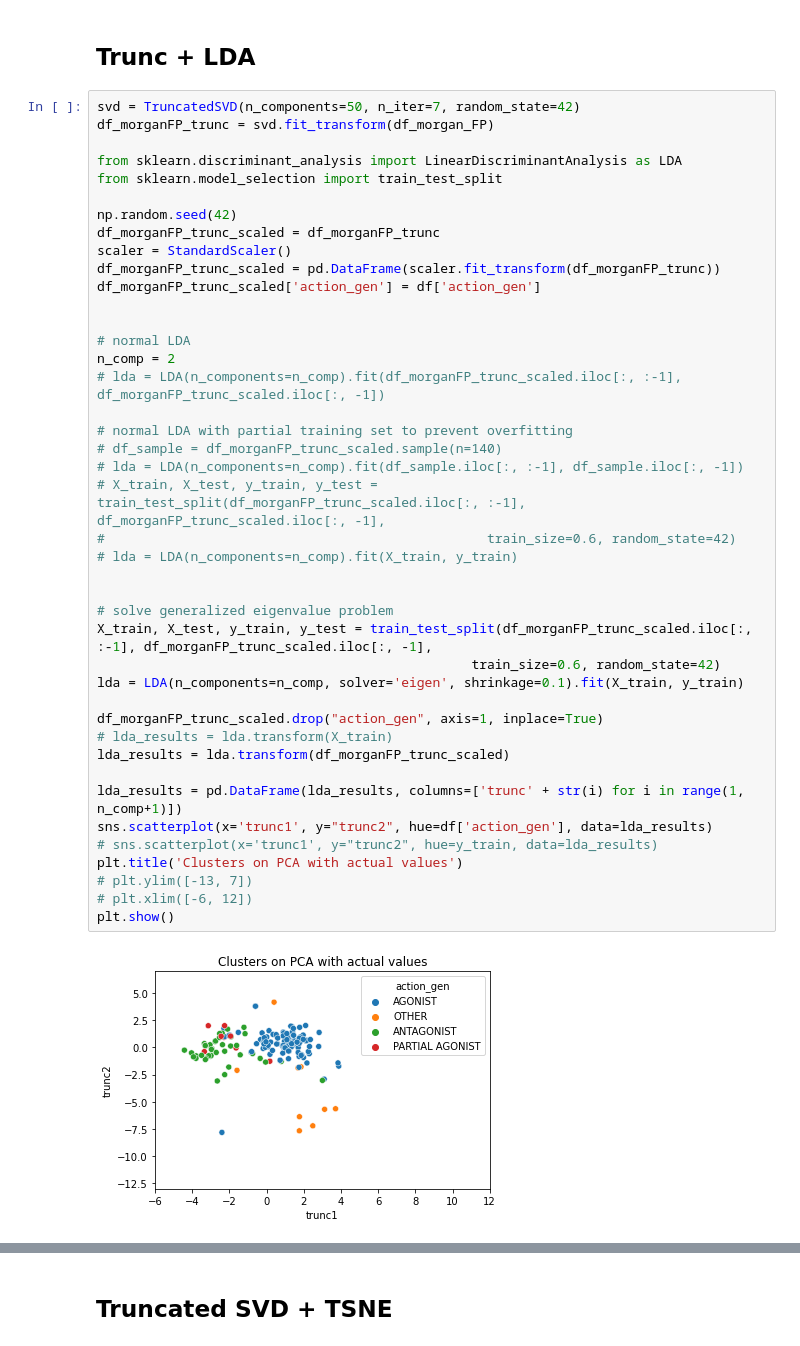
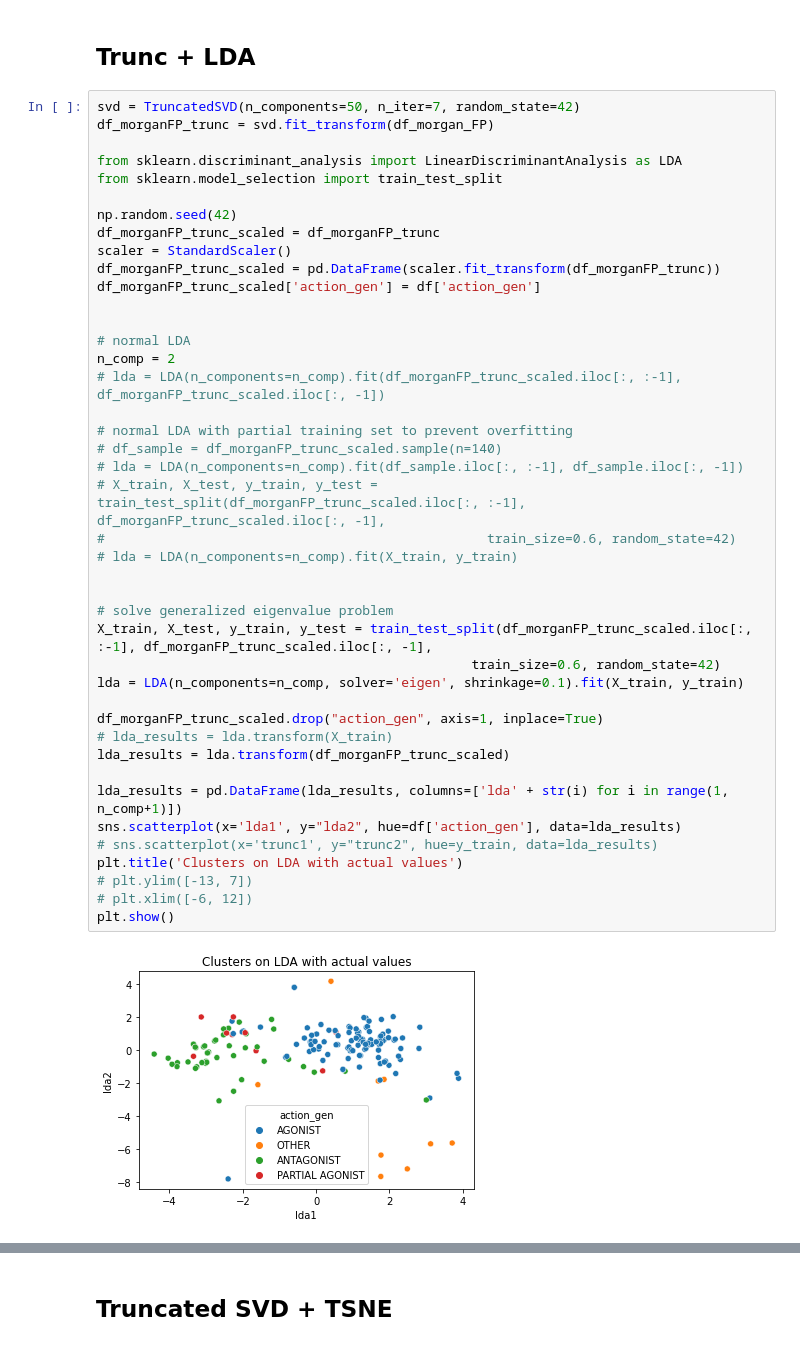
Before and after one commit to chopralab/ASPIRE_QSAR, a Jupyter notebook: morgFp_analysis.ipynb, the cells around one changed output, grey strips where cells are left out. Saved outputs shown, nothing was run; the diff lists cells and outputs as text.

Commit message:
relabelling graphs.

```diff
--- a/morgFp_analysis.ipynb
+++ b/morgFp_analysis.ipynb
@@ -168,37 +168,37 @@ scaler = StandardScaler()
 df_morganFP_trunc_scaled = pd.DataFrame(scaler.fit_transform(df_morganFP_trunc))
 df_morganFP_trunc_scaled['action_gen'] = df['action_gen']
 
 
 # normal LDA
 n_comp = 2
 # lda = LDA(n_components=n_comp).fit(df_morganFP_trunc_scaled.iloc[:, :-1], df_morganFP_trunc_scaled.iloc[:, -1])
 
 # normal LDA with partial training set to prevent overfitting
 # df_sample = df_morganFP_trunc_scaled.sample(n=140)
 # lda = LDA(n_components=n_comp).fit(df_sample.iloc[:, :-1], df_sample.iloc[:, -1])
 # X_train, X_test, y_train, y_test = train_test_split(df_morganFP_trunc_scaled.iloc[:, :-1], df_morganFP_trunc_scaled.iloc[:, -1],
 #                                                 train_size=0.6, random_state=42)
 # lda = LDA(n_components=n_comp).fit(X_train, y_train)
 
 
 # solve generalized eigenvalue problem
 X_train, X_test, y_train, y_test = train_test_split(df_morganFP_trunc_scaled.iloc[:, :-1], df_morganFP_trunc_scaled.iloc[:, -1],
                                                 train_size=0.6, random_state=42)
 lda = LDA(n_components=n_comp, solver='eigen', shrinkage=0.1).fit(X_train, y_train)
 
 df_morganFP_trunc_scaled.drop("action_gen", axis=1, inplace=True)
 # lda_results = lda.transform(X_train)
 lda_results = lda.transform(df_morganFP_trunc_scaled)
 
-lda_results = pd.DataFrame(lda_results, columns=['trunc' + str(i) for i in range(1, n_comp+1)])
-sns.scatterplot(x='trunc1', y="trunc2", hue=df['action_gen'], data=lda_results)
+lda_results = pd.DataFrame(lda_results, columns=['lda' + str(i) for i in range(1, n_comp+1)])
+sns.scatterplot(x='lda1', y="lda2", hue=df['action_gen'], data=lda_results)
 # sns.scatterplot(x='trunc1', y="trunc2", hue=y_train, data=lda_results)
-plt.title('Clusters on PCA with actual values')
+plt.title('Clusters on LDA with actual values')
 # plt.ylim([-13, 7])
 # plt.xlim([-6, 12])
 plt.show()
 # %% [output]
-[figure, old version]
+[figure, new version]
 # %%
 print('pairing_score: ', rand_score(y_test, lda.predict(X_test)))
 print(classification_report(y_test, lda.predict(X_test)))
```
Also changed, not shown: parts of 8 cells of this notebook, 5 other files.
